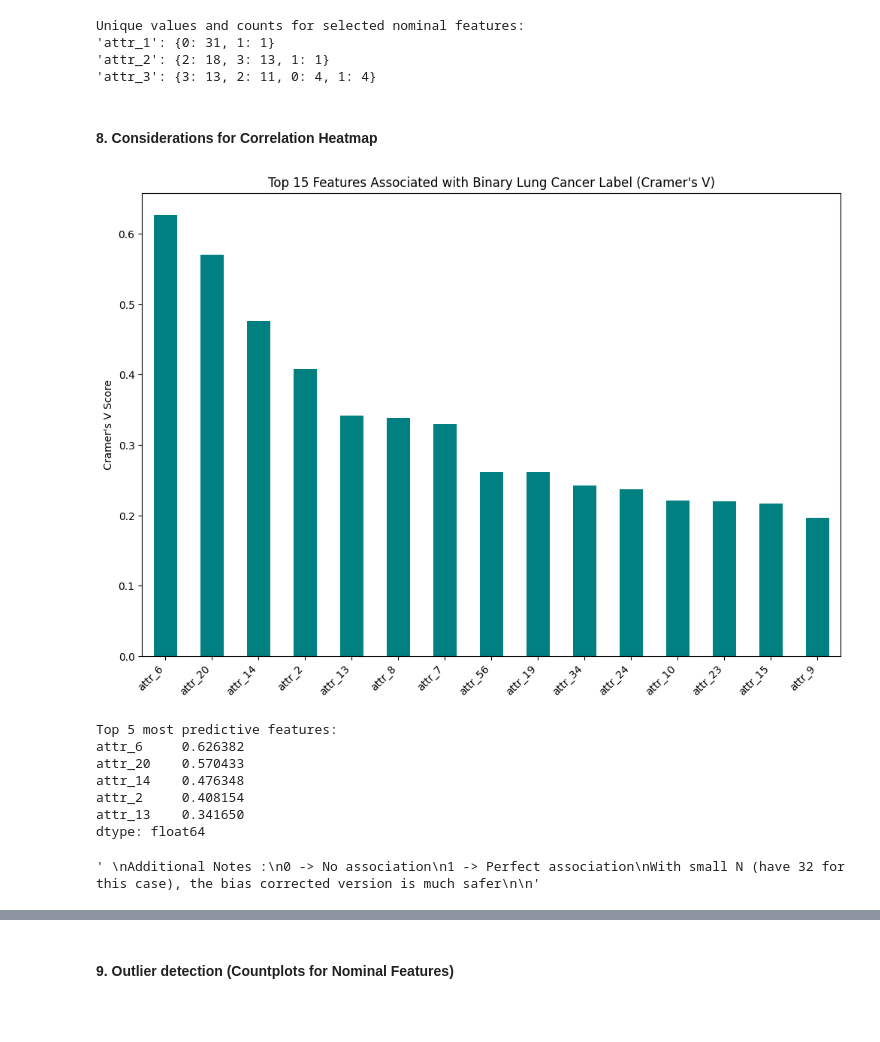
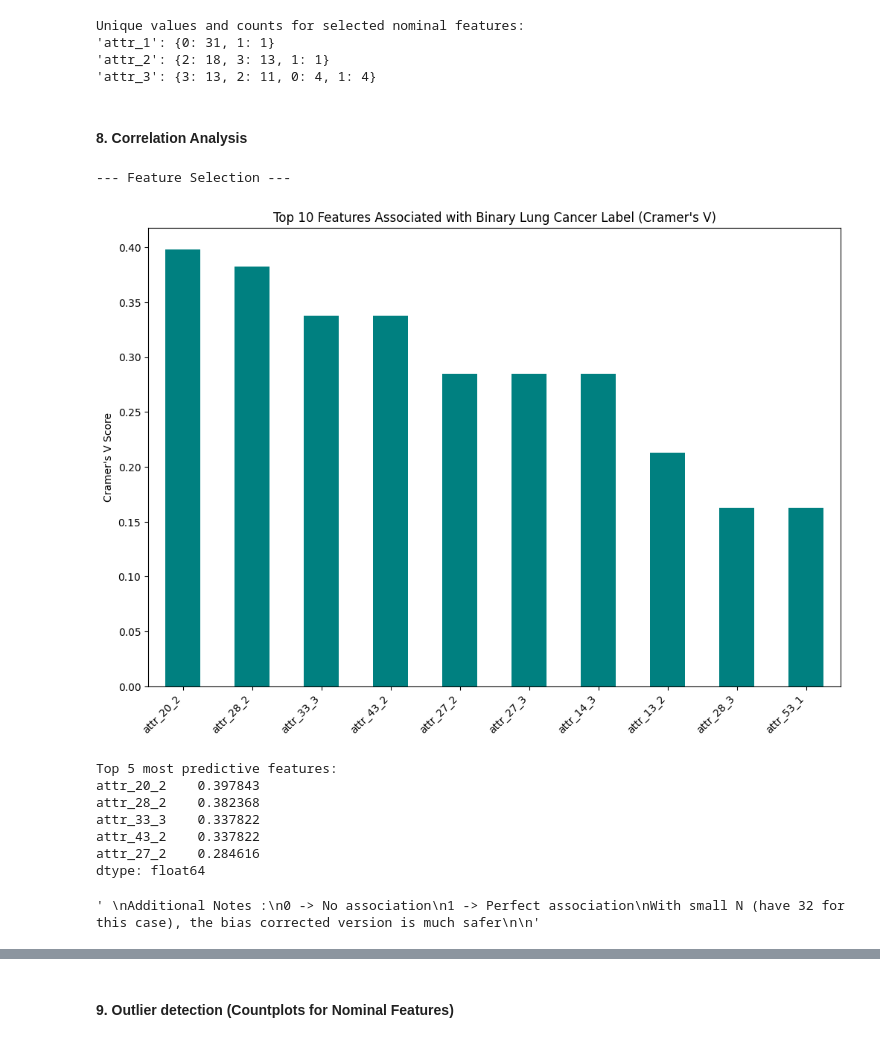
Before and after one commit to Liyzzy/quantum-svm-generalization-study, a Jupyter notebook: notebooks/eda/eda_lung_cancer.ipynb, the cells around one changed output, grey strips where cells are left out. Saved outputs shown, nothing was run; the diff lists cells and outputs as text; code cells hidden in the pictures; blank space fills up the shorter version.

Commit message:
EDA and BOTH CLASSICAL IMPLEMENTATION
Week 4 EDA and Classical Model Implementation Done

```diff
--- a/notebooks/eda/eda_lung_cancer.ipynb
+++ b/notebooks/eda/eda_lung_cancer.ipynb
@@ -158,10 +203,3 @@ Shape of target (y_lung): (32,)
 # %%
-plt.figure(figsize=(8, 5))
-sns.countplot(x='label', data=df, palette='viridis')
-plt.title('Original Distribution of Lung Cancer Classes')
-plt.xlabel('Cancer Type (Class Label)')
-plt.ylabel('Count')
-plt.show()
-
-print("Original class counts:")
-print(df['label'].value_counts())
+X = df.drop(['label', 'label_binary'], axis=1)
+y = df['label_binary']
@@ -223,0 +228,18 @@ Name: proportion, dtype: float64
+# %%
+# This encoding is done because input data are categorical
+# SVM only read numerical, thus encoding is required for this
+print("--- One-Hot Encoding ---")
+# Use handle_unknown='ignore' to prevent errors if a category appears in test but not train
+encoder = OneHotEncoder(handle_unknown='ignore', sparse_output=False)
+
+# Fit encoder on TRAINING DATA ONLY
+encoder.fit(X_train)
+
+# Transform both training and testin data
+X_train_encoded = pd.DataFrame(encoder.transform(X_train),
+columns=encoder.get_feature_names_out())
+X_test_encoded = pd.DataFrame(encoder.transform(X_test),
+columns = encoder.get_feature_names_out())
+
+print(f"Shape after One-Hot Encoding (Train): {X_train_encoded.shape}")
+print(f"Shape after One-Hot Encoding (Test): {X_test_encoded.shape}\n")
@@ -248,7 +274,7 @@ Unique values and counts for selected nominal features:
 'attr_2': {2: 18, 3: 13, 1: 1}
 'attr_3': {3: 13, 2: 11, 0: 4, 1: 4}
 # %% [markdown]
-#### 8. Considerations for Correlation Heatmap
+#### 8. Correlation Analysis
 # %%
 # --- 8. No direct correlation heatmap for purely nominal features without encoding ---
 # Standard Pearson correlation is for numerical data.
@@ -263,6 +289,7 @@ Unique values and counts for selected nominal features:
 # Cramers V -  a measure from statistics that calculates the strength of association between two categorical variables
 # First option is using the chi square independence test.
 # A p value close to zero will mean that our variable are very unlikely to be completely unassociated in some population.
+print("--- Feature Selection ---")
 from scipy.stats import chi2_contingency
 from collections import Counter
 
@@ -273,48 +300,45 @@ def cramers_v(x, y):
     n = confusion_matrix.sum().sum() # Calculates the total sample size
     phi2 = chi2 / n
     r, k = confusion_matrix.shape # get number of rows and columns k in table
 
     # Bias correction to reduce tendency of Cramers V to overestimate the true association
     phi2corr = max(0, phi2 - ((k-1)*(r-1))/(n-1)) # Calculate the corrected number of rows
     rcorr = r - ((r-1)**2)/(n-1)
     kcorr = k - ((k-1)**2)/(n-1)
     if min((kcorr-1), (rcorr-1)) == 0:
         return 0
     return np.sqrt(phi2corr / min((kcorr-1), (rcorr-1)))
 
-# Separate features (X) and binary target (y) for analysis
-X = df.drop(['label', 'binary_label'], axis=1)
-y_binary = df['binary_label']
-
-# Calculate Cramer's V for each feature against the binary target
-cramers_scores = {col: cramers_v(X[col], y_binary) for col in X.columns}
+# Calculate Cramer's V for each NEW one-hot encoded feature against the training target
+cramers_scores = {col: cramers_v(X_train_encoded[col], y_train) for col in X_train_encoded.columns}
 cramers_series = pd.Series(cramers_scores).sort_values(ascending=False)
 
-# Plot the top 15 most associated features
+# Plot the top 10 most associated features
 plt.figure(figsize=(12, 8))
-cramers_series.head(15).plot(kind='bar', color='teal')
-plt.title("Top 15 Features Associated with Binary Lung Cancer Label (Cramer's V)")
+cramers_series.head(10).plot(kind='bar', color='teal')
+plt.title("Top 10 Features Associated with Binary Lung Cancer Label (Cramer's V)")
 plt.ylabel("Cramer's V Score")
 plt.xticks(rotation=45, ha='right')
 plt.show()
 
 print("Top 5 most predictive features:")
 print(cramers_series.head(5))
 
 '''
 Additional Notes :
 0 -> No association
 1 -> Perfect association
 With small N (have 32 for this case), the bias corrected version is much safer
 
 '''
 # %% [output]
+--- Feature Selection ---
-[figure, old version]
+[figure, new version]
-Top 5 most predictive features:
-attr_6     0.626382
-attr_20    0.570433
-attr_14    0.476348
-attr_2     0.408154
-attr_13    0.341650
-dtype: float64
-' \nAdditional Notes :\n0 -> No association\n1 -> Perfect association\nWith small N (have 32 for this case), the bias corrected version is much safer\n\n'
+Top 5 most predictive features:
+attr_20_2    0.397843
+attr_28_2    0.382368
+attr_33_3    0.337822
+attr_43_2    0.337822
+attr_27_2    0.284616
+dtype: float64
+' \nAdditional Notes :\n0 -> No association\n1 -> Perfect association\nWith small N (have 32 for this case), the bias corrected version is much safer\n\n'
```
Also changed, not shown: parts of 15 cells of this notebook, 6 other files.
